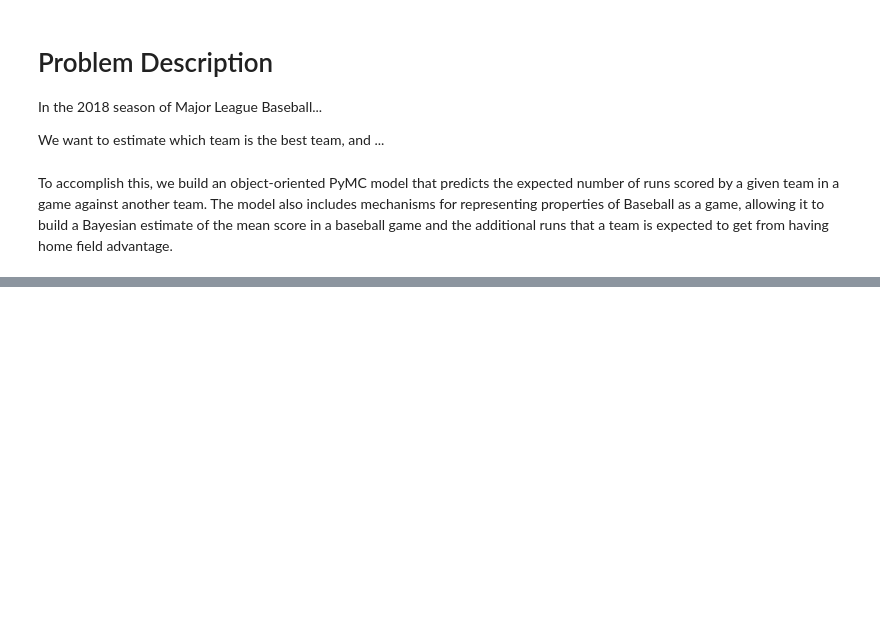
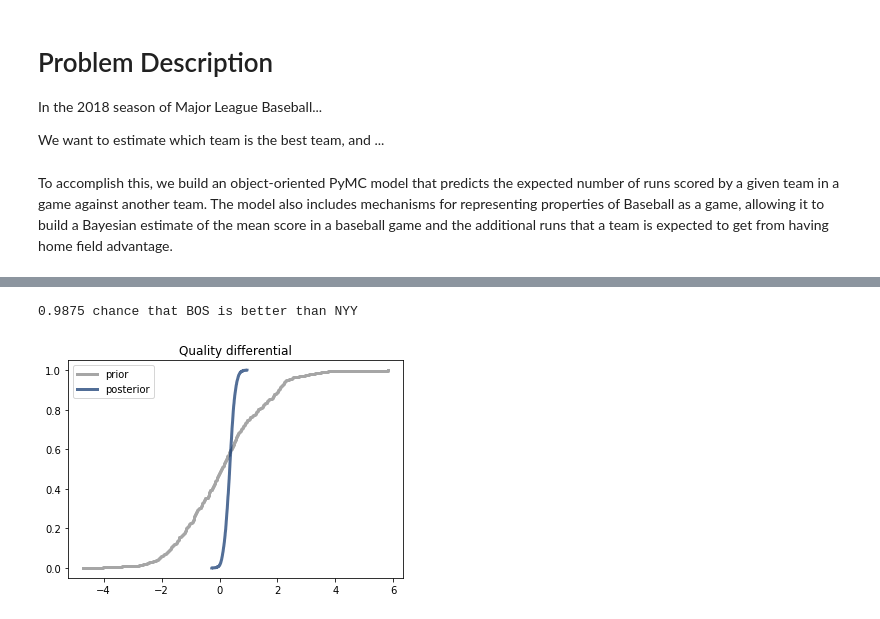
Before and after one commit to sammyers/bayesball, a Jupyter notebook: code/bayesball.ipynb, the cells around one changed output, grey strips where cells are left out. Drawn from its saved outputs; the diff is of its cells as text; code cells hidden in the pictures; blank space fills up the shorter version.

Commit message:
Add some csv data, run initial model on 10 games per team.

```diff
--- a/code/bayesball.ipynb
+++ b/code/bayesball.ipynb
@@ -46,14 +47,25 @@ class Team(object):
             expected_runs += self.baseball.home_field_advantage
 
         pm.Poisson(name, mu=expected_runs, observed=observed_runs)
-# %%
-with pm.Model() as model:
-    bb = Baseball()
-
-    teams = {0: Team('team0', bb), 1: Team('team1', bb)}
-
-    teams[1].model_game(teams[0], True, 10)
-    teams[0].model_game(teams[1], False, 4)
+# %%
+team_names = ['BOS', 'NYY', 'TBR', 'TOR', 'BAL']
+team_games = {}
+for team in team_names:
+    data = pd.read_csv(f'../data/{team.lower()}.csv')
+    df = data[['Opp', 'Unnamed: 4', 'R', 'RA']]
+    df = df.loc[df['Opp'].isin(team_names)]
+    df = df.rename(index=str, columns={'Unnamed: 4': 'Home'})
+    df['Home'] = df['Home'].apply(lambda x: False if x == '@' else True)
+    team_games[team] = df
+# %%
+with pm.Model() as model:
+    bb = Baseball()
+
+    teams = {name: Team(name, bb) for name in team_names}
+
+    for name, games in team_games.items():
+        for index, game in games.head(10).iterrows():
+            teams[name].model_game(teams[game['Opp']], game['Home'], game['R'], name=f'{name}_{index}')
 # %%
 # Inspect the prior distribution
 
@@ -83,6 +126,13 @@ for k in sorted(trace.varnames):
 # %%
-plotCdf(prior_trace['team1.quality'] - prior_trace['team0.quality'], label='prior', color='grey')
-plotCdf(trace['team1.quality'] - trace['team0.quality'], label='posterior')
-thinkplot.Config(title='Quality differential')
+def plot_better(better, worse):
+    plotCdf(prior_trace[f'{better}.quality'] - prior_trace[f'{worse}.quality'], label='prior', color='grey')
+    plotCdf(trace[f'{better}.quality'] - trace[f'{worse}.quality'], label='posterior')
+    thinkplot.Config(title='Quality differential')
 
-print('{} chance that Team 1 is better'.format(np.mean((trace['team1.quality'] - trace['team0.quality'])>0)))
+    win_chance=np.mean((trace[f'{better}.quality'] - trace[f'{worse}.quality'])>0)
+    print(f'{win_chance} chance that {better} is better than {worse}')
+
+plot_better('BOS', 'NYY')
+# %% [output]
+0.9875 chance that BOS is better than NYY
+[figure, added]
```
Also changed, not shown: parts of 5 cells of this notebook, 5 other files.
